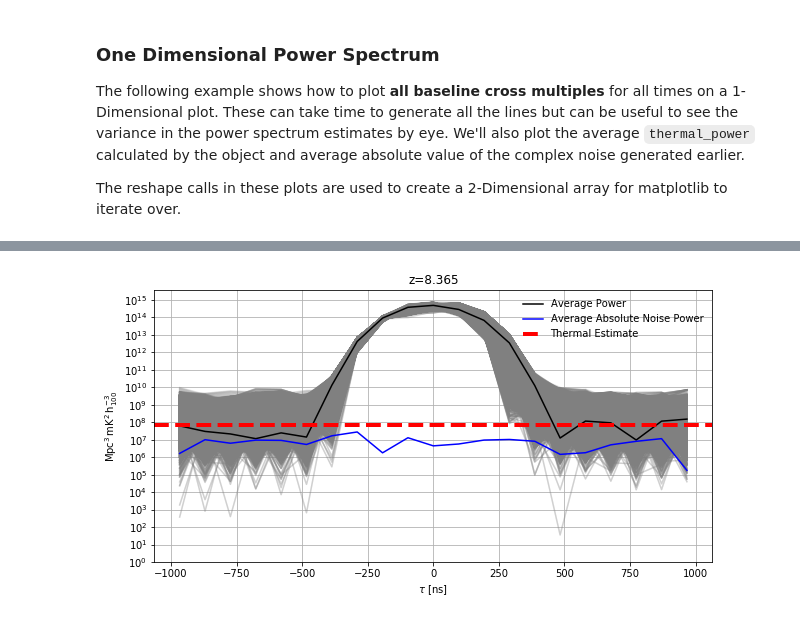
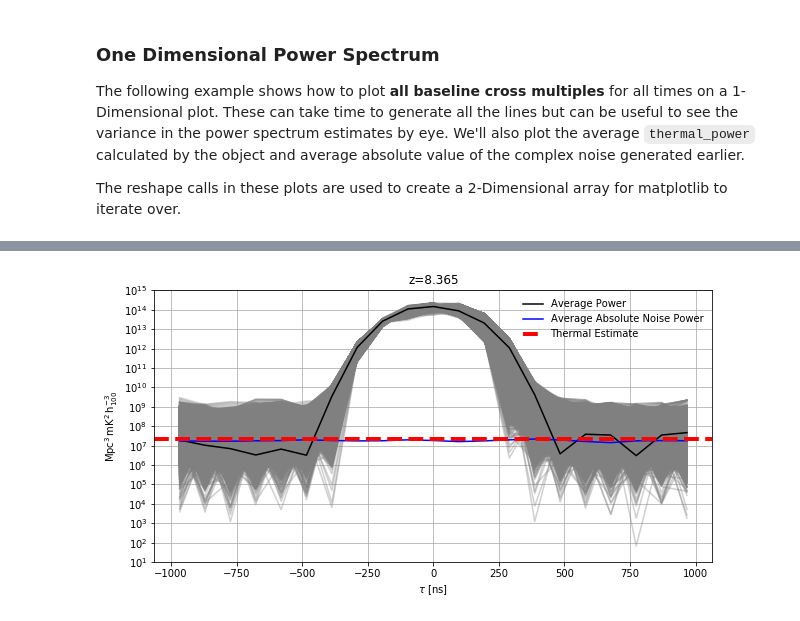
Before and after one commit to rasg-affiliates/simpleDS, a Jupyter notebook: docs/examples/simpleDS_tutorial.ipynb, the cells around one changed output, grey strips where cells are left out. Saved outputs shown, nothing was run; the diff lists cells and outputs as text; code cells hidden in the pictures.

```diff
--- a/docs/examples/simpleDS_tutorial.ipynb
+++ b/docs/examples/simpleDS_tutorial.ipynb
@@ -205,26 +213,35 @@ The reshape calls in these plots are used to create a 2-Dimensional array for ma
 # %%
 fig, ax = subplots(ncols=ds.Nspws, figsize=(10,5), squeeze=False, sharey=True)
 
 for cnt, _ax in enumerate(ax[0]):
+
+    noise_power = utils.remove_auto_correlations(ds.noise_power[cnt, 0])
+    noise_val = noise_power.mean(0)
+
+    noise_boot = utils.bootstrap_array(noise_power)
+    noise_err = noise_boot.mean(0).real.std(0) + 1j * noise_boot.mean(0).imag.std(0)
+
+    # noise_val and noise_err should now be a (Ntimes, Ndelays)
+    # for this example we'll take the mean over time of this noise + err value to plot
+
     _ax.set_title("z={0:.3f}".format(ds.redshift[cnt]))
-    _ax.plot(ds.delay_array, np.abs(ds.power_array[cnt,:,:,:,:].reshape(ds.Nbls*ds.Nbls*ds.Ntimes,ds.Ndelays).T.real)/units.littleh**3, '',
+    _ax.plot(ds.delay_array, np.abs(ds.power_array[cnt,:,:,:,:].reshape(ds.Nbls*ds.Nbls*ds.Ntimes,ds.Ndelays).T.real), '',
              linestyle='-',color='grey', alpha=.2, mfc='none')
-    _ax.plot(ds.delay_array, np.abs(ds.power_array[cnt,:,:,:,:].reshape(ds.Nbls*ds.Nbls*ds.Ntimes,ds.Ndelays).mean(0).real)/units.littleh**3, '',
+    _ax.plot(ds.delay_array, np.abs(ds.power_array[cnt,:,:,:,:].reshape(ds.Nbls*ds.Nbls*ds.Ntimes,ds.Ndelays).mean(0).real), '',
              linestyle='-',color='black', mfc='none', label='Average Power')
-    _ax.plot(ds.delay_array, np.abs(ds.noise_power[cnt,:,:,:,:].reshape(ds.Nbls*ds.Nbls*ds.Ntimes,ds.Ndelays).mean(0).real)/units.littleh**3, '',
+    _ax.plot(ds.delay_array, np.abs( (noise_val + noise_err).real).mean(0), '',
              linestyle='-',color='blue', mfc='none', label='Average Absolute Noise Power')
-    _ax.axhline( ds.thermal_power[cnt,0,:,:,:].reshape(ds.Nbls*ds.Nbls*ds.Ntimes,1).mean(0).real/units.littleh**3, linestyle='--',
+    _ax.axhline( ds.thermal_power[cnt,0,:,:,:].reshape(ds.Nbls*ds.Nbls*ds.Ntimes,1).mean(0).real, linestyle='--',
                 color='red', linewidth=4, label='Thermal Estimate')
 
-    # ax.plot(ds.delay_array, np.abs(ds.power_array[1,0,28,27,:].T.imag), '',linestyle='--')
     _ax.grid()
     _ax.set_yscale('log')
     _ax.set_xlabel("$\\tau$ [ns]")
 
 y_lim = ax[0][0].get_ylim()
 y_ticklabels = ["10^{0:d}".format(x) for x in np.arange(np.log10(y_lim[0]), np.log10(y_lim[1])+1, dtype=np.int)]
 y_ticks = [10**x for x in np.arange(np.log10(y_lim[0]), np.log10(y_lim[1])+1, dtype=np.int)]
 ax[0][0].set_yticks(y_ticks);
 ax[0][0].legend(frameon=False, loc='best');
 # %% [output]
-[figure, old version]
+[figure, new version]
```
Also changed, not shown: parts of 4 cells of this notebook.
